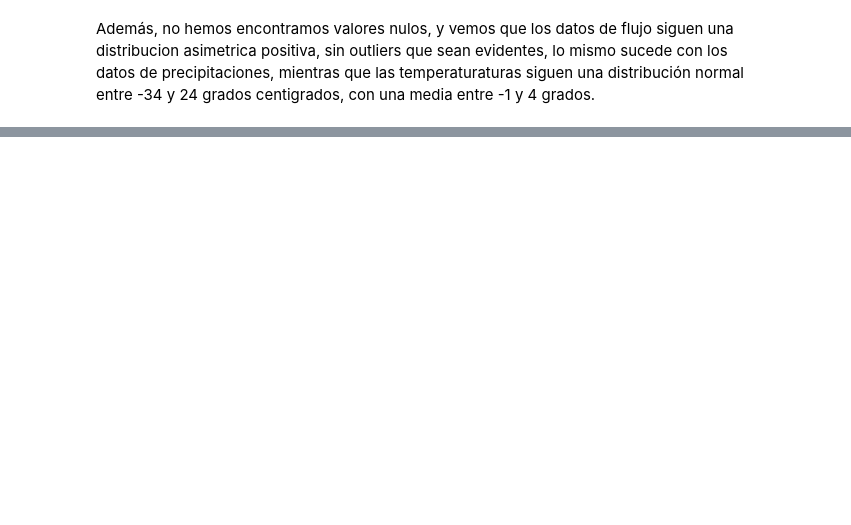
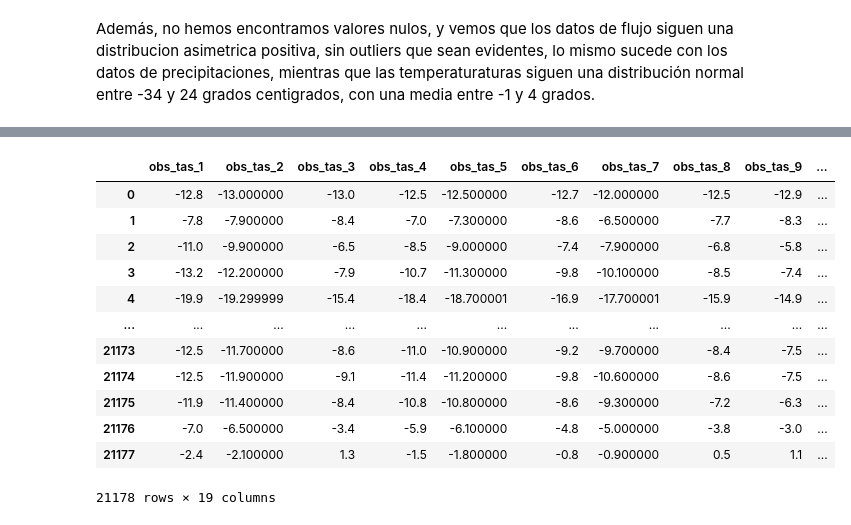
Before and after one commit to Jairo22EnriqueTec/CienciaDatosTopologia, a Jupyter notebook: Analisis.ipynb, the cells around one changed output, grey strips where cells are left out. Saved outputs shown, nothing was run; the diff lists cells and outputs as text; code cells hidden in the pictures; blank space fills up the shorter version.

```diff
--- a/Analisis.ipynb
+++ b/Analisis.ipynb
@@ -202,0 +260,18 @@ Antes de continuar con el analisis exploratorio, es necesario unificar los datos
+# %%
+new_data_tas_pr=data_tas_pr.loc[368:] # agrupamos solo datos de nuestro interes
+new_data_tas_pr=new_data_tas_pr.reset_index() # reseteamos index
+new_data_tas_pr.drop(['index'], axis=1) # eliminamos la columna index
+# %% [output]
+|  | obs_tas_1 | obs_tas_2 | obs_tas_3 | obs_tas_4 | obs_tas_5 | obs_tas_6 | obs_tas_7 | obs_tas_8 | obs_tas_9 | ... |
+| 0 | -12.8 | -13.000000 | -13.0 | -12.5 | -12.500000 | -12.7 | -12.000000 | -12.5 | -12.9 | ... |
+| 1 | -7.8 | -7.900000 | -8.4 | -7.0 | -7.300000 | -8.6 | -6.500000 | -7.7 | -8.3 | ... |
+| 2 | -11.0 | -9.900000 | -6.5 | -8.5 | -9.000000 | -7.4 | -7.900000 | -6.8 | -5.8 | ... |
+| 3 | -13.2 | -12.200000 | -7.9 | -10.7 | -11.300000 | -9.8 | -10.100000 | -8.5 | -7.4 | ... |
+| 4 | -19.9 | -19.299999 | -15.4 | -18.4 | -18.700001 | -16.9 | -17.700001 | -15.9 | -14.9 | ... |
+| ... | ... | ... | ... | ... | ... | ... | ... | ... | ... | ... |
+| 21173 | -12.5 | -11.700000 | -8.6 | -11.0 | -10.900000 | -9.2 | -9.700000 | -8.4 | -7.5 | ... |
+| 21174 | -12.5 | -11.900000 | -9.1 | -11.4 | -11.200000 | -9.8 | -10.600000 | -8.6 | -7.5 | ... |
+| 21175 | -11.9 | -11.400000 | -8.4 | -10.8 | -10.800000 | -8.6 | -9.300000 | -7.2 | -6.3 | ... |
+| 21176 | -7.0 | -6.500000 | -3.4 | -5.9 | -6.100000 | -4.8 | -5.000000 | -3.8 | -3.0 | ... |
+| 21177 | -2.4 | -2.100000 | 1.3 | -1.5 | -1.800000 | -0.8 | -0.900000 | 0.5 | 1.1 | ... |
+21178 rows × 19 columns
```
Also changed, not shown: parts of 6 cells of this notebook.
